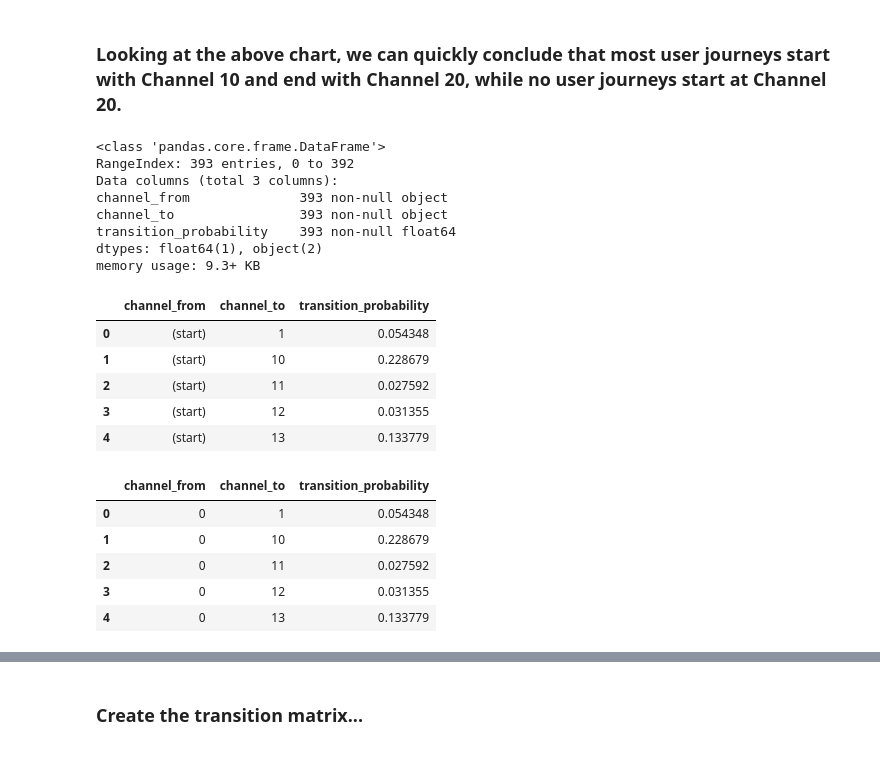
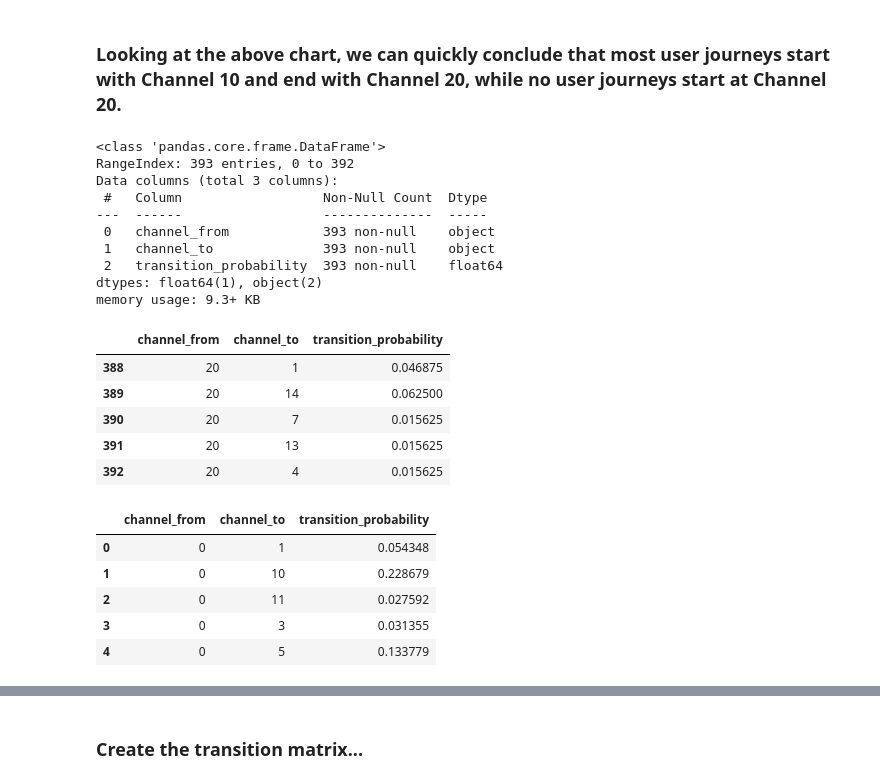
Before and after one commit to ROARMarketingConcepts/Marketing-Channel-Attribution-Projects, a Jupyter notebook: Marketing_Channel_Attribution_Example_Using_Markov_Chains.ipynb, the cells around one changed output, grey strips where cells are left out. Cells and saved outputs as stored; diff of their text form; code cells hidden in the pictures.

```diff
--- a/Marketing_Channel_Attribution_Example_Using_Markov_Chains.ipynb
+++ b/Marketing_Channel_Attribution_Example_Using_Markov_Chains.ipynb
@@ -299,24 +298,26 @@ plt.show()
 ### Looking at the above chart, we can quickly conclude that most user journeys start with Channel 10 and end with Channel 20, while no user journeys start at Channel 20.
 # %%
 # Read in transition matrix CSV
-trans_prob = pd.read_csv('/content/drive/My Drive/Colab Notebooks/Marketing Attribution - Markov Chains/Markov - Output - Transition matrix (1).csv')
+trans_prob = pd.read_csv('/content/drive/My Drive/Colab Notebooks/Marketing Channel Attribution - Markov Chains/Markov - Output - Transition matrix.csv')
 trans_prob.info()
-trans_prob.head()
+trans_prob.tail()
 # %% [output]
 <class 'pandas.core.frame.DataFrame'>
 RangeIndex: 393 entries, 0 to 392
 Data columns (total 3 columns):
-channel_from              393 non-null object
-channel_to                393 non-null object
-transition_probability    393 non-null float64
+ #   Column                  Non-Null Count  Dtype
+---  ------                  --------------  -----
+ 0   channel_from            393 non-null    object
+ 1   channel_to              393 non-null    object
+ 2   transition_probability  393 non-null    float64
 dtypes: float64(1), object(2)
 memory usage: 9.3+ KB
 |  | channel_from | channel_to | transition_probability |
-| 0 | (start) | 1 | 0.054348 |
-| 1 | (start) | 10 | 0.228679 |
-| 2 | (start) | 11 | 0.027592 |
-| 3 | (start) | 12 | 0.031355 |
-| 4 | (start) | 13 | 0.133779 |
+| 388 | 20 | 1 | 0.046875 |
+| 389 | 20 | 14 | 0.062500 |
+| 390 | 20 | 7 | 0.015625 |
+| 391 | 20 | 13 | 0.015625 |
+| 392 | 20 | 4 | 0.015625 |
 # %%
 # Convert data to floats
 trans_prob ['transition_probability'] = trans_prob ['transition_probability'].astype(float)
@@ -330,8 +331,8 @@ trans_prob.head()
 | 0 | 0 | 1 | 0.054348 |
 | 1 | 0 | 10 | 0.228679 |
 | 2 | 0 | 11 | 0.027592 |
-| 3 | 0 | 12 | 0.031355 |
-| 4 | 0 | 13 | 0.133779 |
+| 3 | 0 | 3 | 0.031355 |
+| 4 | 0 | 5 | 0.133779 |
 # %%
 # Get unique origin channels
 channel_from_unique = trans_prob['channel_from'].unique().tolist()
```
Also changed, not shown: parts of 17 cells of this notebook.
